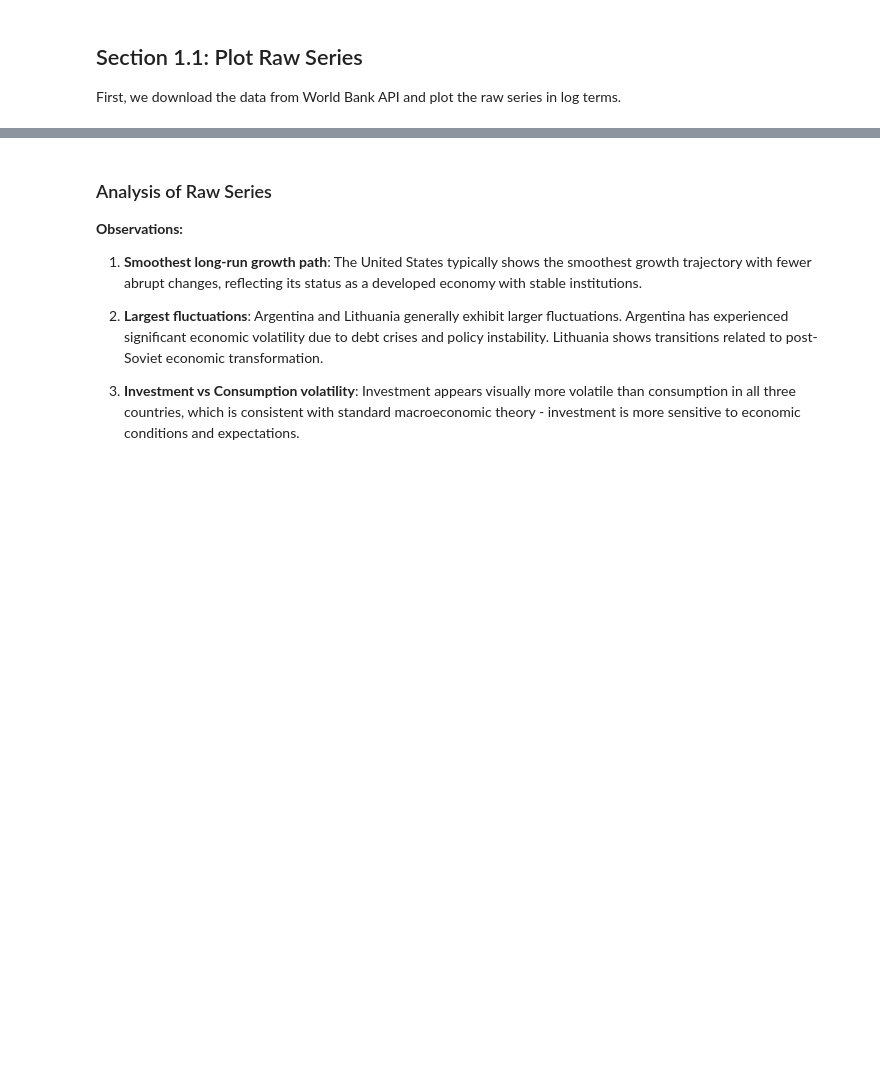
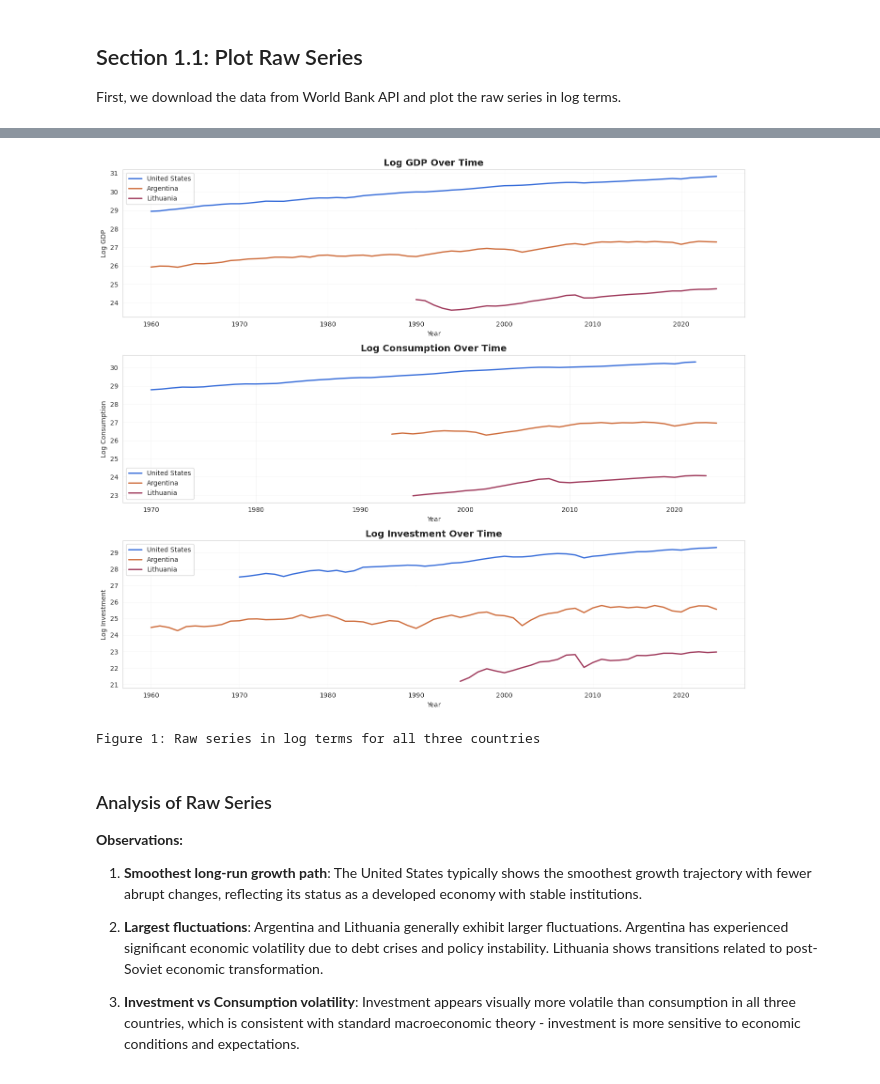
Before and after one commit to Aidas-dev/computer-data-analysis-course, a Jupyter notebook: tasks/Economics-RBC-Model-Task/RBC_Model_Analysis.ipynb, the cells around one changed output, grey strips where cells are left out. Saved outputs shown, nothing was run; the diff lists cells and outputs as text; code cells hidden in the pictures; blank space fills up the shorter version.

```diff
--- a/tasks/Economics-RBC-Model-Task/RBC_Model_Analysis.ipynb
+++ b/tasks/Economics-RBC-Model-Task/RBC_Model_Analysis.ipynb
@@ -78,26 +100,29 @@ display(data_dict['GDP'].tail(10))
 # %%
 # Convert to natural log and plot raw series
 fig, axes = plt.subplots(3, 1, figsize=(14, 12))
 
-variables = ['GDP', 'Consumption', 'Investment']IDE-Managed
+variables = ['GDP', 'Consumption', 'Investment']
 
 for idx, var in enumerate(variables):
     ax = axes[idx]
     for country_code, country_name in countries.items():
         # Take log and plot
         log_data = np.log(data_dict[var][country_code].dropna())
         ax.plot(log_data.index, log_data.values, label=country_name, linewidth=2)
 
     ax.set_title(f'Log {var} Over Time', fontsize=14, fontweight='bold')
     ax.set_xlabel('Year')
     ax.set_ylabel(f'Log {var}')
     ax.legend(loc='best')
     ax.grid(True, alpha=0.3)
 
 plt.tight_layout()
 plt.show()
 
 print('Figure 1: Raw series in log terms for all three countries')
+# %% [output]
+[figure, added]
+Figure 1: Raw series in log terms for all three countries
 # %% [markdown]
 ### Analysis of Raw Series
 
```
Also changed, not shown: parts of 20 cells of this notebook.
